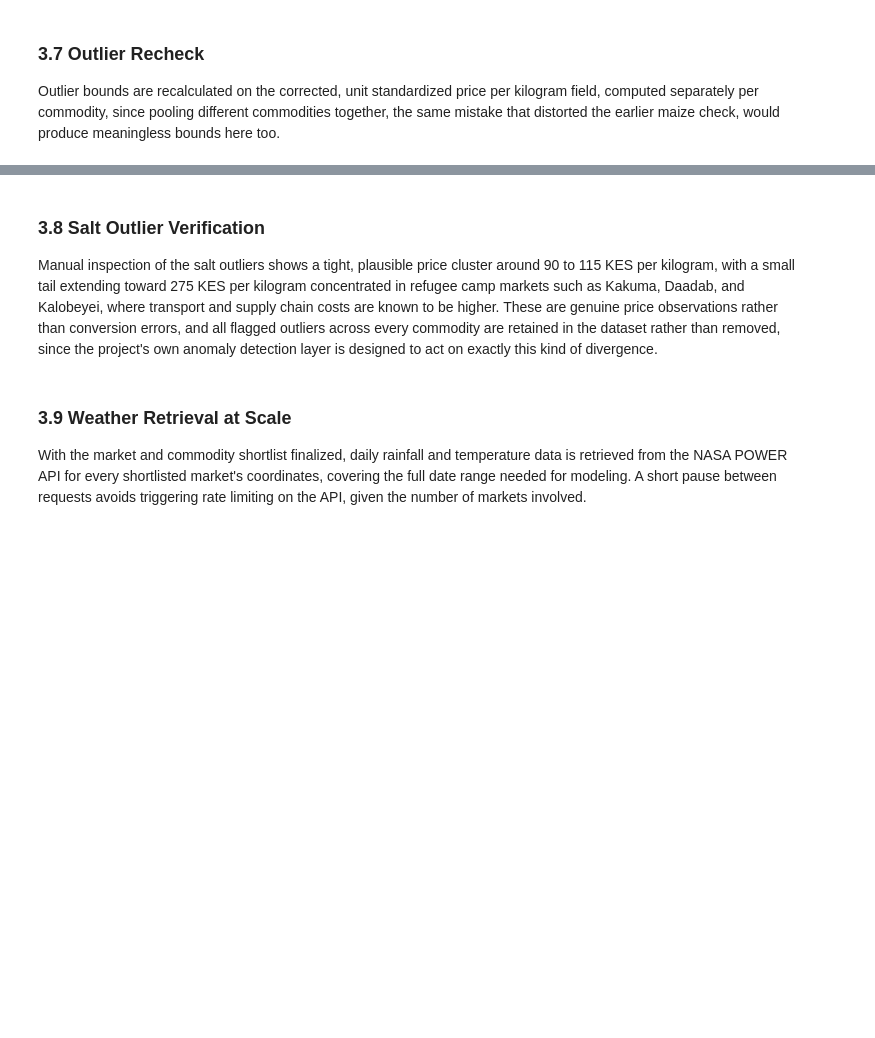
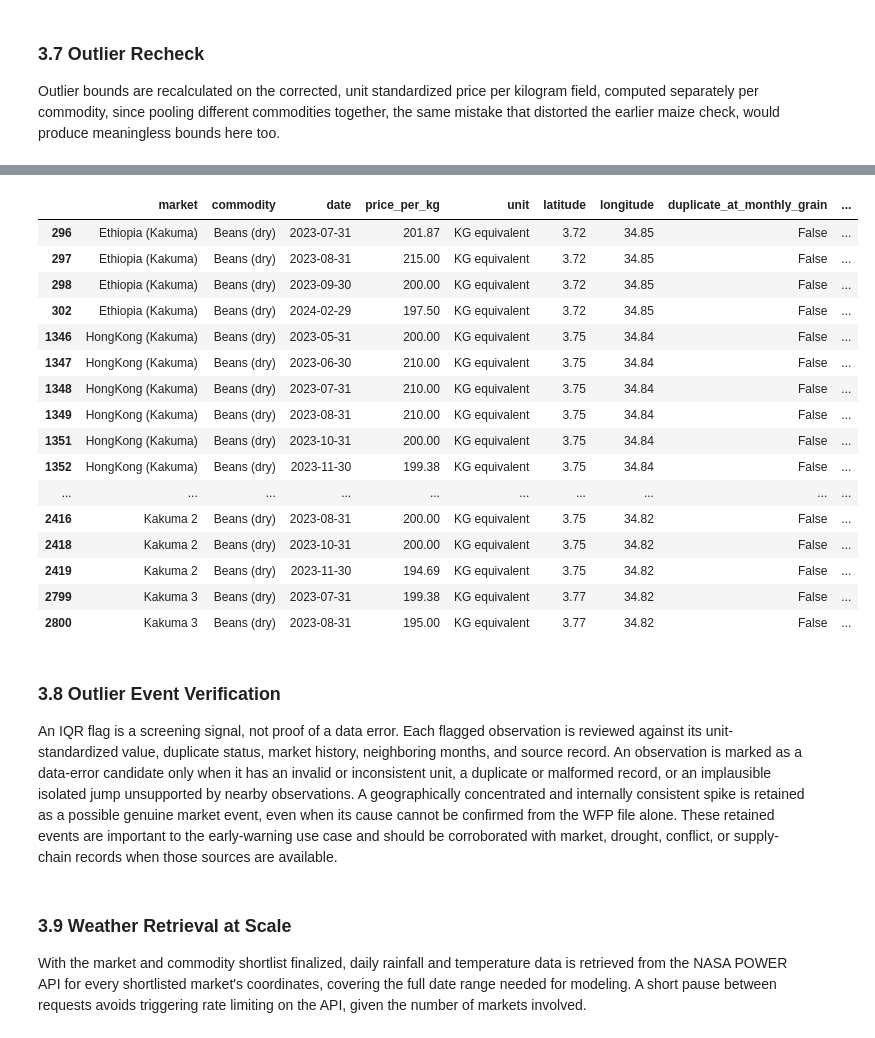
Before and after one commit to kevinkiplangat432/Predictive-Time-Series-Pipeline-using-a-Dual-Input-LSTM-and-Geospatial-Mapping, a Jupyter notebook: kenyan_prices_food.ipynb, the cells around one changed output, grey strips where cells are left out. Saved outputs shown, nothing was run; the diff lists cells and outputs as text; code cells hidden in the pictures; blank space fills up the shorter version.

```diff
--- a/kenyan_prices_food.ipynb
+++ b/kenyan_prices_food.ipynb
@@ -648,6 +658,26 @@ Rows converted to price per kg: 23918 out of 28062
 
 Retail prices are selected as the primary series across all commodities, since retail is the price point most directly relevant to farmers, consumers, and traders, the project's primary beneficiaries. Wholesale prices remain in the source data and can be pulled separately if a comparison is needed later.
 # %%
-retail = prices[prices["pricetype"] == "Retail"].copy()
-print(f"Retail rows: {len(retail)} out of {len(prices)} total rows")
+retail_raw = prices[prices["pricetype"] == "Retail"].copy()
+retail_raw["kg_equivalent"] = retail_raw["unit"].map(unit_to_kg)
+retail_raw["price_per_kg"] = retail_raw["price"] / retail_raw["kg_equivalent"]
+
+retail = (
+    retail_raw[retail_raw["price_per_kg"].notna()]
+    .assign(date_month=lambda frame: frame["date"].dt.to_period("M").dt.to_timestamp("M"))
+    .groupby(["market", "commodity", "date_month"], as_index=False)
+    .agg(
+        date=("date_month", "first"),
+        price=("price", "mean"),
+        price_per_kg=("price_per_kg", "mean"),
+        unit=("unit", "first"),
+        latitude=("latitude", "first"),
+        longitude=("longitude", "first"),
+        admin1=("admin1", "first"),
+    )
+)
+retail["pricetype"] = "Retail"
+
+print(f"Retail source rows: {len(retail_raw)} out of {len(prices)} total rows")
+print(f"Monthly retail market-commodity observations: {len(retail)}")
 # %% [output]
@@ -747,9 +778,8 @@ Unique commodities: 36
 # %%
-retail["kg_equivalent"] = retail["unit"].map(unit_to_kg)
-retail["price_per_kg"] = retail["price"] / retail["kg_equivalent"]
-
 modeling_data = retail.merge(shortlist, on=["market", "commodity"], how="inner")
 modeling_data = modeling_data[modeling_data["price_per_kg"].notna()].copy()
+modeling_data["kg_equivalent"] = 1.0
+modeling_data["unit"] = "KG equivalent"
 # %%
 print(f"Modeling ready rows: {len(modeling_data)}")
 print(f"Rows dropped for non weight units: {len(retail.merge(shortlist, on=['market','commodity'])) - len(modeling_data)}")
@@ -820,7 +850,37 @@ print(salt_outliers[["market", "date", "price", "unit", "price_per_kg"]].to_stri
+# %%
+review_columns = ["market", "commodity", "date", "price_per_kg", "unit", "latitude", "longitude"]
+outlier_review = outliers_by_commodity[review_columns].copy()
+outlier_review["duplicate_at_monthly_grain"] = outlier_review.duplicated(
+    subset=["market", "commodity", "date"], keep=False
+)
+outlier_review["review_status"] = np.where(
+    outlier_review["duplicate_at_monthly_grain"],
+    "data_error_candidate",
+    "market_event_candidate",
+)
+outlier_review.sort_values(["commodity", "market", "date"]).head(20)
+# %% [output]
+|  | market | commodity | date | price_per_kg | unit | latitude | longitude | duplicate_at_monthly_grain | ... |
+| 296 | Ethiopia (Kakuma) | Beans (dry) | 2023-07-31 | 201.87 | KG equivalent | 3.72 | 34.85 | False | ... |
+| 297 | Ethiopia (Kakuma) | Beans (dry) | 2023-08-31 | 215.00 | KG equivalent | 3.72 | 34.85 | False | ... |
+| 298 | Ethiopia (Kakuma) | Beans (dry) | 2023-09-30 | 200.00 | KG equivalent | 3.72 | 34.85 | False | ... |
+| 302 | Ethiopia (Kakuma) | Beans (dry) | 2024-02-29 | 197.50 | KG equivalent | 3.72 | 34.85 | False | ... |
+| 1346 | HongKong (Kakuma) | Beans (dry) | 2023-05-31 | 200.00 | KG equivalent | 3.75 | 34.84 | False | ... |
+| 1347 | HongKong (Kakuma) | Beans (dry) | 2023-06-30 | 210.00 | KG equivalent | 3.75 | 34.84 | False | ... |
+| 1348 | HongKong (Kakuma) | Beans (dry) | 2023-07-31 | 210.00 | KG equivalent | 3.75 | 34.84 | False | ... |
+| 1349 | HongKong (Kakuma) | Beans (dry) | 2023-08-31 | 210.00 | KG equivalent | 3.75 | 34.84 | False | ... |
+| 1351 | HongKong (Kakuma) | Beans (dry) | 2023-10-31 | 200.00 | KG equivalent | 3.75 | 34.84 | False | ... |
+| 1352 | HongKong (Kakuma) | Beans (dry) | 2023-11-30 | 199.38 | KG equivalent | 3.75 | 34.84 | False | ... |
+| ... | ... | ... | ... | ... | ... | ... | ... | ... | ... |
+| 2416 | Kakuma 2 | Beans (dry) | 2023-08-31 | 200.00 | KG equivalent | 3.75 | 34.82 | False | ... |
+| 2418 | Kakuma 2 | Beans (dry) | 2023-10-31 | 200.00 | KG equivalent | 3.75 | 34.82 | False | ... |
+| 2419 | Kakuma 2 | Beans (dry) | 2023-11-30 | 194.69 | KG equivalent | 3.75 | 34.82 | False | ... |
+| 2799 | Kakuma 3 | Beans (dry) | 2023-07-31 | 199.38 | KG equivalent | 3.77 | 34.82 | False | ... |
+| 2800 | Kakuma 3 | Beans (dry) | 2023-08-31 | 195.00 | KG equivalent | 3.77 | 34.82 | False | ... |
 # %% [markdown]
-### 3.8 Salt Outlier Verification
+### 3.8 Outlier Event Verification
 
-Manual inspection of the salt outliers shows a tight, plausible price cluster around 90 to 115 KES per kilogram, with a small tail extending toward 275 KES per kilogram concentrated in refugee camp markets such as Kakuma, Daadab, and Kalobeyei, where transport and supply chain costs are known to be higher. These are genuine price observations rather than conversion errors, and all flagged outliers across every commodity are retained in the dataset rather than removed, since the project's own anomaly detection layer is designed to act on exactly this kind of divergence.
+An IQR flag is a screening signal, not proof of a data error. Each flagged observation is reviewed against its unit-standardized value, duplicate status, market history, neighboring months, and source record. An observation is marked as a data-error candidate only when it has an invalid or inconsistent unit, a duplicate or malformed record, or an implausible isolated jump unsupported by nearby observations. A geographically concentrated and internally consistent spike is retained as a possible genuine market event, even when its cause cannot be confirmed from the WFP file alone. These retained events are important to the early-warning use case and should be corroborated with market, drought, conflict, or supply-chain records when those sources are available.
 # %% [markdown]
 ### 3.9 Weather Retrieval at Scale
 
```
Also changed, not shown: parts of 31 cells of this notebook.
